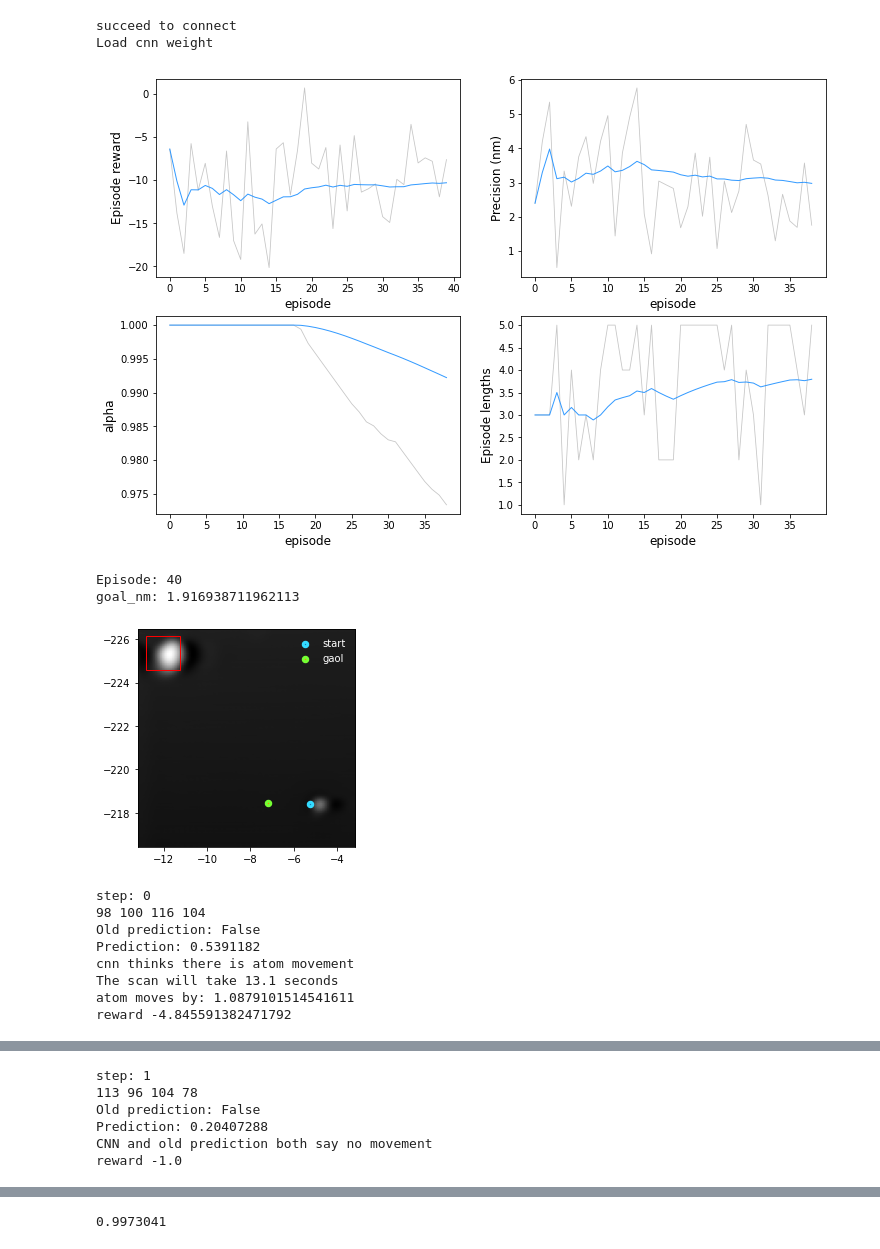
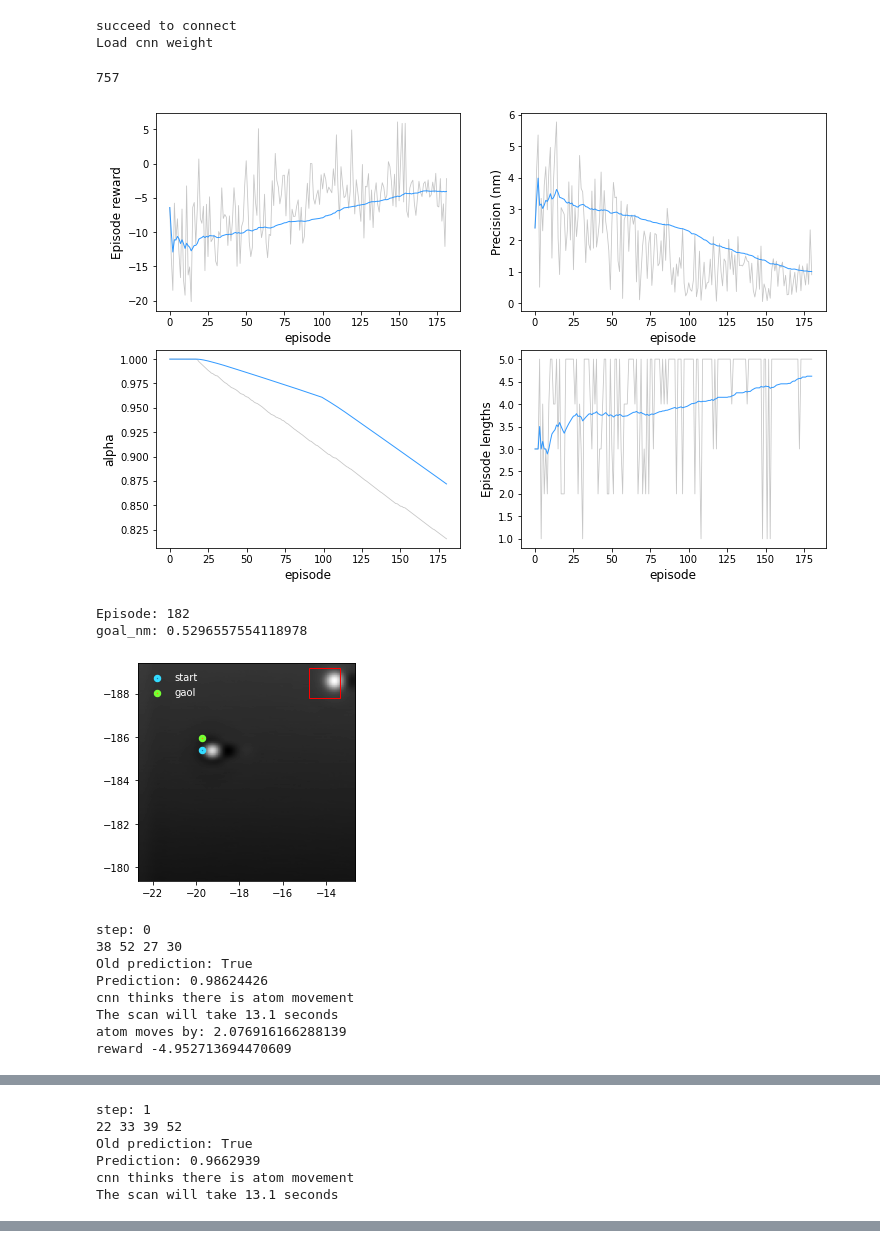
Before and after one commit to SINGROUP/Atom_manipulation_with_RL, a Jupyter notebook: single_atom_training_2nd_round.ipynb, the cells around one changed output, grey strips where cells are left out. Saved outputs shown, nothing was run; the diff lists cells and outputs as text; code cells hidden in the pictures.

```diff
--- a/single_atom_training_2nd_round.ipynb
+++ b/single_atom_training_2nd_round.ipynb
@@ -70,7 +83,7 @@ pixel = 128
 im_size_nm = 10.027
 
 offset_nm = np.array([x_nm, y_nm])
-manip_limit_nm = np.array([-10, -3.5, -224, -217]) #[left, right, up, down]
+manip_limit_nm = np.array([-22.4, -14.7, -187.5, -180]) #[left, right, up, down]
 template_max_y = 35
 scan_mV = 1000
 max_len = 5
@@ -80,14 +93,29 @@ env = RealExpEnv(step_nm, max_mvolt, max_pcurrent_to_mvolt_ratio, goal_nm,
 # %% [output]
 succeed to connect
 Load cnn weight
+# %%
+# run this if want to reset env but keep the memory
+env.accuracy = amd_accuracy
+env.true_positive = amd_true_positive
+env.true_negative = amd_true_negative
+env.atom_move_detector = amd
+# %%
+# run this if want to reset env but keep the memory
+buffer = memory.buffer
+memory = HerReplayMemory(replay_size, env)
+memory.buffer = buffer
+print(len(memory))
+# %% [output]
+757
 # %%
+# ONLY RE-RUN if WANT TO RESET the AGENT
 batch_size= 64
 LEARNING_RATE = 0.0003
 replay_size=1000000
 
 agent = sac_agent(num_inputs = 4, num_actions = 6, action_space = None, device=device, hidden_size=256, lr=LEARNING_RATE,
                  gamma=0.9, tau=0.005, alpha=1)
-#agent.critic.load_state_dict(torch.load('training_4/reward_2_critic_{}.pth'.format(2740)))
-#agent.policy.load_state_dict(torch.load('training_4/reward_2_policy_{}.pth'.format(2740)))
-#agent.alpha = torch.load('training_4/reward_2_alpha_{}.pth'.format(2740))
+agent.critic.load_state_dict(torch.load('{}/_critic_{}.pth'.format(folder_name,60)))
+agent.policy.load_state_dict(torch.load('{}/_policy_{}.pth'.format(folder_name,60)))
+agent.alpha = torch.load(''{}/_alpha_{}.pth'.format(folder_name,i_episode))
 memory = HerReplayMemory(replay_size, env)
@@ -130,7 +153,11 @@ def sac_train(max_steps, num_episodes = 50, episode_start = 0):
             mask = float(not done)
             memory.push(state,action,reward,next_state,mask)
             episode_memory.update_memory_step(state, action, next_state, reward, done, info)
-
+            show_step(env.img_info, info['start_nm']+env.atom_absolute_nm, info['end_nm']+env.atom_absolute_nm,
+                        env.atom_absolute_nm, env.atom_start_absolute_nm,
+                        env.destination_absolute_nm, action[4]*env.max_mvolt,
+                        action[5]*env.max_pcurrent_to_mvolt_ratio*action[4]*env.max_mvolt,
+                        env.template_nm, env.template_wh)
 
             if done:
                 episode_memory.update_memory_done(env.img_info, env.atom_absolute_nm, env.atom_relative_nm)
@@ -138,15 +165,10 @@ def sac_train(max_steps, num_episodes = 50, episode_start = 0):
 
                 atom_to_start = env.atom_relative_nm - env.atom_start_relative_nm
                 print('Episode reward:', episode_reward)
-                show_done(env.img_info, env.atom_absolute_nm, env.atom_start_absolute_nm,
-                          env.destination_absolute_nm, reward, env.template_nm, env.template_wh)
+                '''show_done(env.img_info, env.atom_absolute_nm, env.atom_start_absolute_nm,
+                          env.destination_absolute_nm, reward, env.template_nm, env.template_wh)'''
                 break
             else:
-                show_step(env.img_info, info['start_nm']+env.atom_absolute_nm, info['end_nm']+env.atom_absolute_nm,
-                        env.atom_absolute_nm, env.atom_start_absolute_nm,
-                        env.destination_absolute_nm, action[4]*env.max_mvolt,
-                        action[5]*env.max_pcurrent_to_mvolt_ratio*action[4]*env.max_mvolt,
-                        env.template_nm, env.template_wh)
                 state=next_state
 
 
@@ -155,7 +177,7 @@ def sac_train(max_steps, num_episodes = 50, episode_start = 0):
             for k in range(episode_K):
                 c_k = max(int(memory.__len__()*eta_t**(k*(max_ep_len/episode_K))), c_k_min)
                 #c_k = memory.__len__()
-                print('TRAINING!')
+                #print('TRAINING!')
                 agent.update_parameters(memory, batch_size, c_k)
 
         episode_rewards.append(episode_reward)
@@ -176,17 +198,17 @@ def sac_train(max_steps, num_episodes = 50, episode_start = 0):
             torch.save(agent.policy.state_dict(), '{}/_policy_{}.pth'.format(folder_name,i_episode))
             torch.save(agent.alpha, '{}/_alpha_{}.pth'.format(folder_name,i_episode))
 # %%
-sac_train(max_steps=max_len, episode_start = 39,num_episodes = 1000)
+sac_train(max_steps=max_len, episode_start = 176,num_episodes = 1000)
 # %% [output]
-[figure, old version]
+[figure, new version]
-Episode: 40
-goal_nm: 1.916938711962113
+Episode: 182
+goal_nm: 0.5296557554118978
-[figure, old version]
+[figure, new version]
 step: 0
-98 100 116 104
-Old prediction: False
-Prediction: 0.5391182
+38 52 27 30
+Old prediction: True
+Prediction: 0.98624426
 cnn thinks there is atom movement
 The scan will take 13.1 seconds
-atom moves by: 1.0879101514541611
-reward -4.845591382471792
+atom moves by: 2.076916166288139
+reward -4.952713694470609
@@ -194,6 +216,6 @@ reward -4.845591382471792
 step: 1
-113 96 104 78
-Old prediction: False
-Prediction: 0.20407288
-CNN and old prediction both say no movement
-reward -1.0
+22 33 39 52
+Old prediction: True
+Prediction: 0.9662939
+cnn thinks there is atom movement
+The scan will take 13.1 seconds
@@ -230,6 +222,2 @@ The scan will take 13.1 seconds
 # %%
 env.atom_absolute_nm = None
-# %%
-agent.alpha.detach().cpu().numpy()[0]
-# %% [output]
-0.9973041
```
Also changed, not shown: parts of 11 cells of this notebook, 3 other files.
